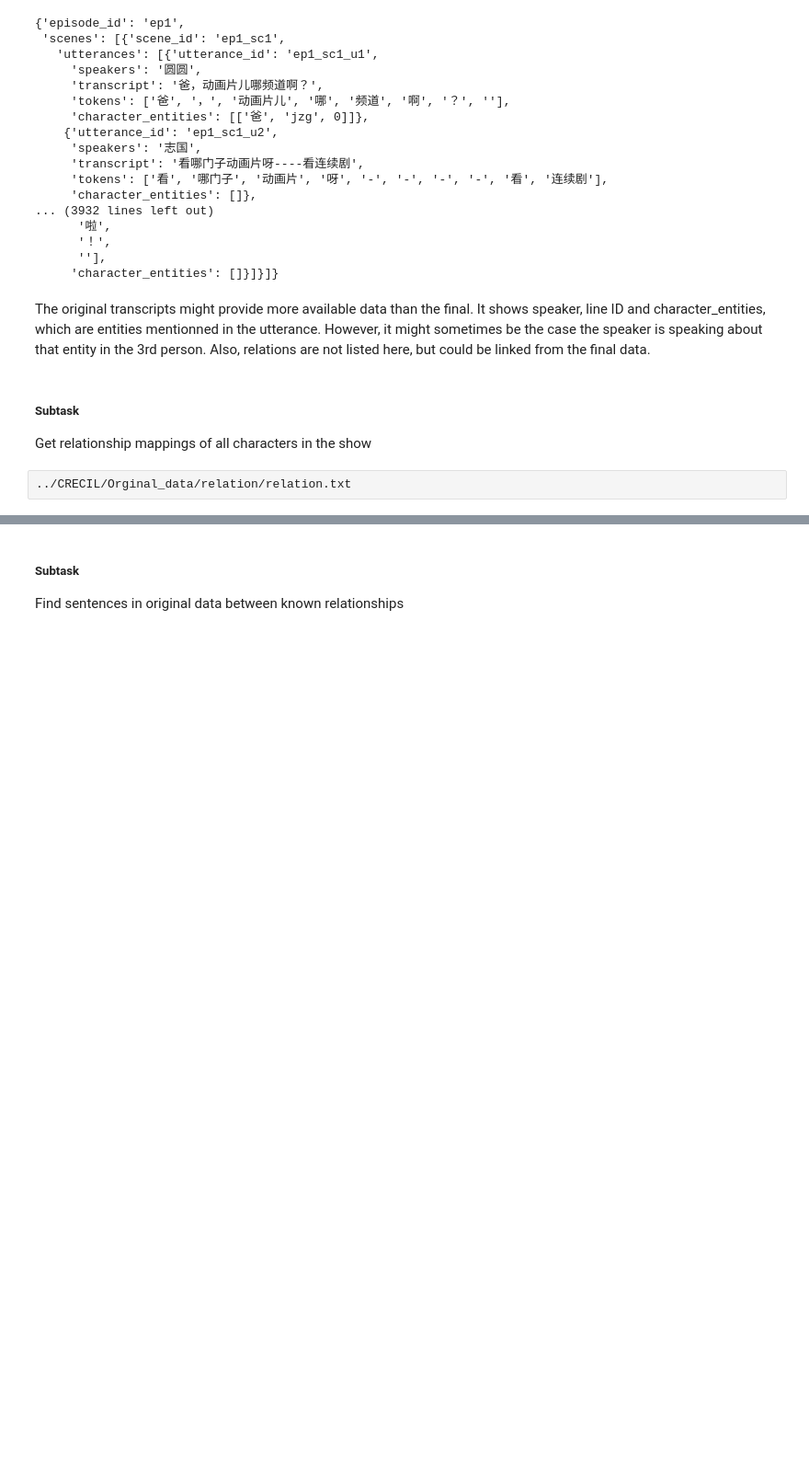
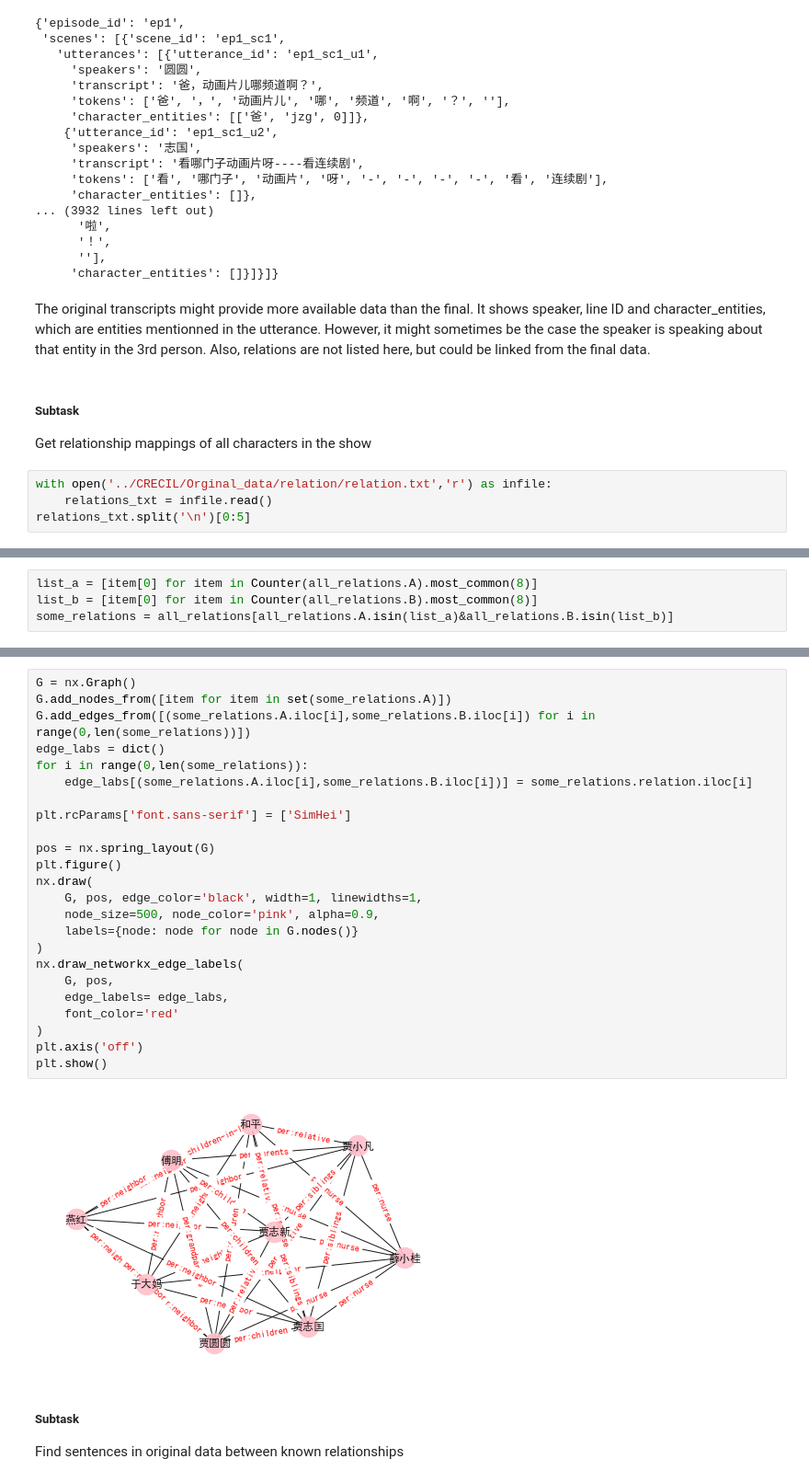
Before and after one commit to elyeb/dialog_formality, a Jupyter notebook: corpora_explore_messy.ipynb, the cells around one changed output, grey strips where cells are left out. Shown: that part at 92% size. Cells and saved outputs as stored; diff of their text form; blank space fills up the shorter version.

```diff
--- a/corpora_explore_messy.ipynb
+++ b/corpora_explore_messy.ipynb
@@ -880,5 +880,7 @@ The original transcripts might provide more available data than the final. It sh
 ##### Subtask
 Get relationship mappings of all characters in the show
 # %%
-../CRECIL/Orginal_data/relation/relation.txt
+with open('../CRECIL/Orginal_data/relation/relation.txt','r') as infile:
+    relations_txt = infile.read()
+relations_txt.split('\n')[0:5]
 # %% [output]
@@ -885,0 +969,4 @@ exportCRT.py  final.json
+# %%
+list_a = [item[0] for item in Counter(all_relations.A).most_common(8)]
+list_b = [item[0] for item in Counter(all_relations.B).most_common(8)]
+some_relations = all_relations[all_relations.A.isin(list_a)&all_relations.B.isin(list_b)]
@@ -886,3 +993,29 @@ exportCRT.py  final.json
+# %%
+G = nx.Graph()
+G.add_nodes_from([item for item in set(some_relations.A)])
+G.add_edges_from([(some_relations.A.iloc[i],some_relations.B.iloc[i]) for i in range(0,len(some_relations))])
+edge_labs = dict()
+for i in range(0,len(some_relations)):
+    edge_labs[(some_relations.A.iloc[i],some_relations.B.iloc[i])] = some_relations.relation.iloc[i]
+
+plt.rcParams['font.sans-serif'] = ['SimHei']
+
+pos = nx.spring_layout(G)
+plt.figure()
+nx.draw(
+    G, pos, edge_color='black', width=1, linewidths=1,
+    node_size=500, node_color='pink', alpha=0.9,
+    labels={node: node for node in G.nodes()}
+)
+nx.draw_networkx_edge_labels(
+    G, pos,
+    edge_labels= edge_labs,
+    font_color='red'
+)
+plt.axis('off')
+plt.show()
+# %% [output]
+[figure, added]
 # %% [markdown]
 ##### Subtask
 Find sentences in original data between known relationships
```
Also changed, not shown: parts of 8 cells of this notebook.
